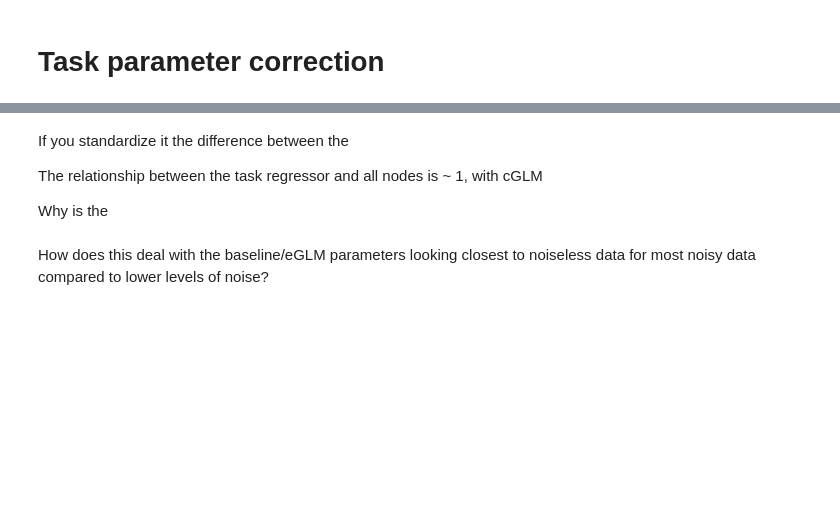
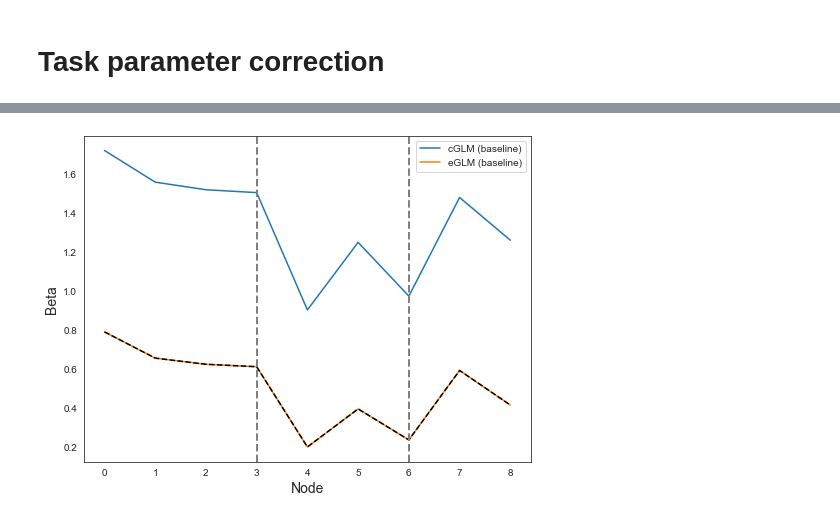
Before and after one commit to zenkavi/NeuralMassModels, a Jupyter notebook: TheoreticalResults/Zenkavi_Simulations/POC_minimal_model.ipynb, the cells around one changed output, grey strips where cells are left out. Cells and saved outputs as stored; diff of their text form; code cells hidden in the pictures; blank space fills up the shorter version.

```diff
--- a/TheoreticalResults/Zenkavi_Simulations/POC_minimal_model.ipynb
+++ b/TheoreticalResults/Zenkavi_Simulations/POC_minimal_model.ipynb
@@ -410,6 +398,0 @@ for i, (typ, data) in enumerate(tmp1.items()):
-# %% [markdown]
-If you standardize it the difference between the
-
-The relationship between the task regressor and all nodes is ~ 1, with cGLM
-
-Why is the
@@ -447,2 +398,0 @@ for i, (k, data) in enumerate(tmp.items()):
-# %% [markdown]
-How does this deal with the baseline/eGLM parameters looking closest to noiseless data for most noisy data compared to lower levels of noise?
@@ -479,31 +399,4 @@ noise_sim_ns= sim_network_task_glm(ncommunities = ncommunities,
-# %%
-totalnodes = ncommunities*nodespercommunity
-alp = .5
-
-tmp = {'std': noise_sim, 'nstd': noise_sim_ns}
-
-plt.rcParams["figure.figsize"][0] = 18
-plt.rcParams["figure.figsize"][1] = 6
-fig, a = plt.subplots(1, 2)
-
-for i, (k, data) in enumerate(tmp.items()):
-
-    a[i].plot(data['ucr_betas'], alpha = alp, color = "C0", label = "cGLM "+k)
-    a[i].plot(data['ext_betas'], alpha = alp, color = "C1", label = "eGLM "+k)
-
-    baseline_vec = get_true_baseline(data, stim_nodes = range(3), tasktiming = None, sa = 50, ea = 100, iv = 20)
-
-    all_nodes = list(range(totalnodes))
-    stim_ind = [1 if x in data['stim_nodes'] else 0 for x in all_nodes]
-
-    a[i].plot(baseline_vec,
-     color = "black", linestyle = '--', label = None, alpha = alp)
-
-    a[i].set_ylabel('Beta',fontsize=14)
-    a[i].set_xlabel('Node',fontsize=14)
-
-    for n in range(1,ncommunities):
-        a[i].axvline(x=nodespercommunity*n,linewidth=2, color='gray', ls = "--")
-
-    a[i].legend(loc="center right")
-    a[i].set_title(k)
+# %%
+plot_sim_network_glm(base_sim, nnods = 3, stim_nodes_only=False)
+# %% [output]
+[figure, added]
```
Also changed, not shown: parts of 22 cells of this notebook, 1 other file.
